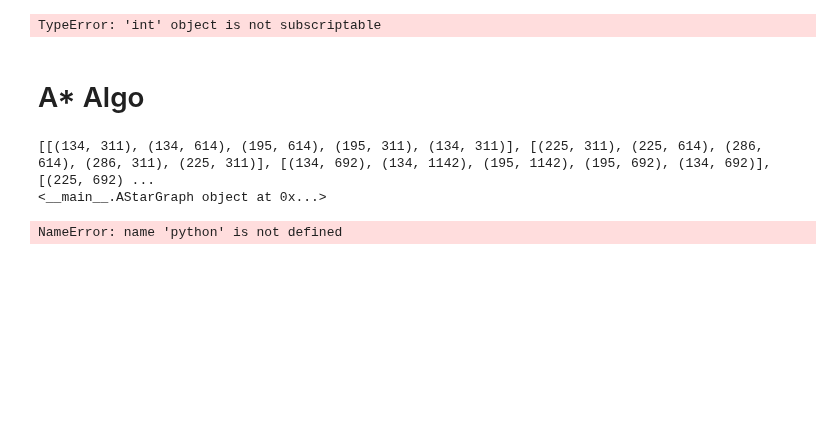
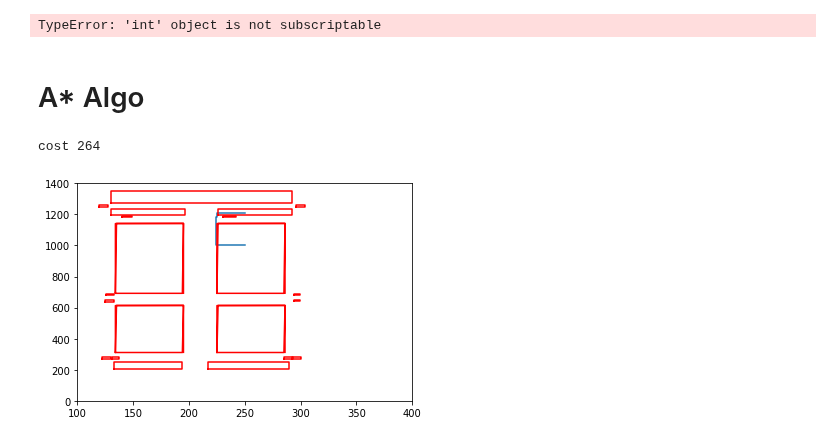
Before and after one commit to vincentnam/ProjetInterpromo2020G8, a Jupyter notebook: Jason_Daurat_notebook.ipynb, the cells around one changed output. Cells and saved outputs as stored; diff of their text form; code cells hidden in the pictures; blank space fills up the shorter version.

```diff
--- a/Jason_Daurat_notebook.ipynb
+++ b/Jason_Daurat_notebook.ipynb
@@ -775,7 +775,7 @@ class AStarGraph(object):
     def move_cost(self, a, b):
         for barrier in self.barriers:
             if b in barrier:
-                return 15555555 #Extremely high cost to enter barrier squares
+                return 9999999999999999999 #Extremely high cost to enter barrier squares
         return 1 #Normal movement cost
 
 def AStarSearch(start, end, graph):
@@ -871,14 +853,0 @@ def create_barriers_bis(coord_obstacle):
-# %%
-def create_barriers_seat(corners_rect):
-    """Documentation
-    Parameters:
-        corners_rect: corners of the clusters representing the seats
-    Out:
-        list_corners: list of the corner + the first one repeted to plot a rectangle
-    """
-    list_corners = []
-    for rect in corners_rect:
-        rect = list(rect)
-        rect.append(rect[0])
-        list_corners.append(rect)
-    return list_corners
@@ -885,21 +922,21 @@ def create_barriers_seat(corners_rect):
 # %%
-if __name__=="__main__":
-    barriers_seat = create_barriers_seat(corners_rect)
-    barriers = create_barriers_bis(obstacle)
+if __name__ == "__main__":
+    start = (250, 1000)
+    goal = (250, 1212)
+    barriers_seat = create_barriers_seat(corners_rect, start)
+    barriers = create_barriers_bis(obstacle, goal)
     barriers = barriers_seat + barriers
-    print(barriers)
+#     print(barriers)
     graph = AStarGraph(barriers)
-    print(graph)
-    result, cost = AStarSearch((150,150), (200,400), graph)
-    print ("route", result)
-    print ("cost", cost)
+    result, cost = AStarSearch(start, goal, graph)
+#     print("route", result)
+    print("cost", cost)
     plt.plot([v[0] for v in result], [v[1] for v in result])
     for barrier in graph.barriers:
-        plt.plot([v[0] for v in barrier], [v[1] for v in barrier], color = 'red')
-    plt.xlim(100,400)
-    plt.ylim(0,1400)
+        plt.plot([v[0] for v in barrier], [v[1] for v in barrier], color='red')
+    plt.xlim(100, 400)
+    plt.ylim(0, 1400)
     plt.show()
 # %% [output]
-[[(134, 311), (134, 614), (195, 614), (195, 311), (134, 311)], [(225, 311), (225, 614), (286, 614), (286, 311), (225, 311)], [(134, 692), (134, 1142), (195, 1142), (195, 692), (134, 692)], [(225, 692) ...
-<__main__.AStarGraph object at 0x...>
+cost 264
-NameError: name 'python' is not defined
+[figure, added]
```
Also changed, not shown: parts of 7 cells of this notebook.
